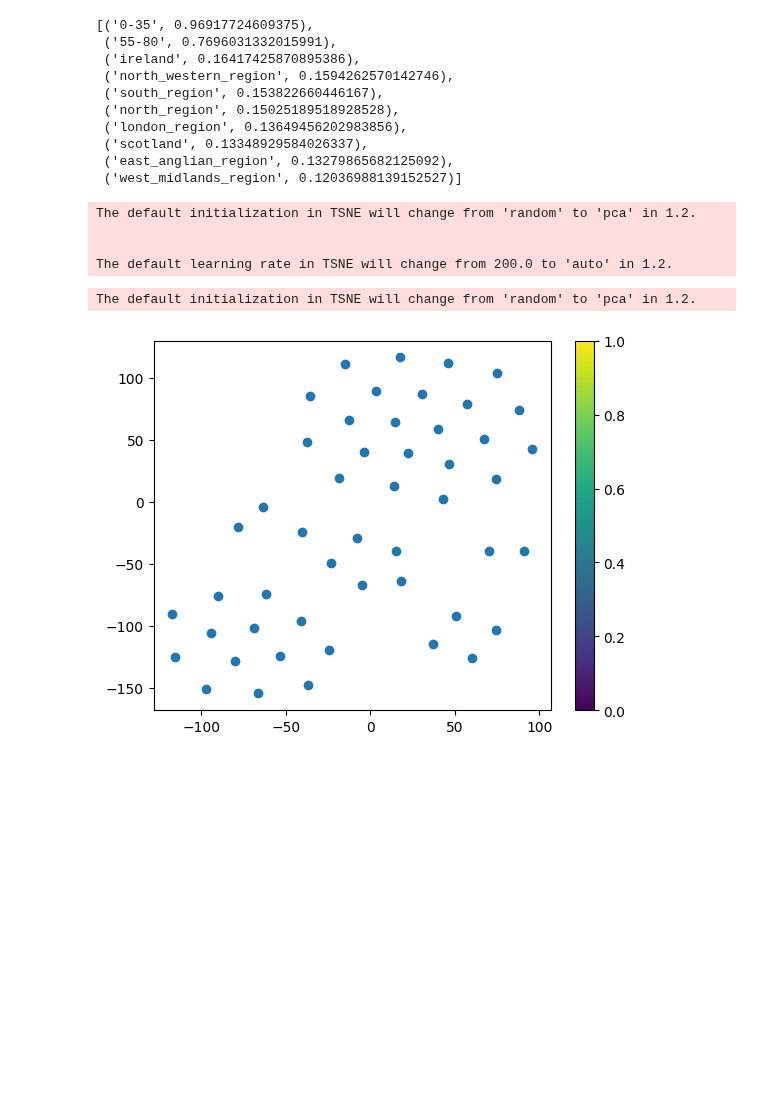
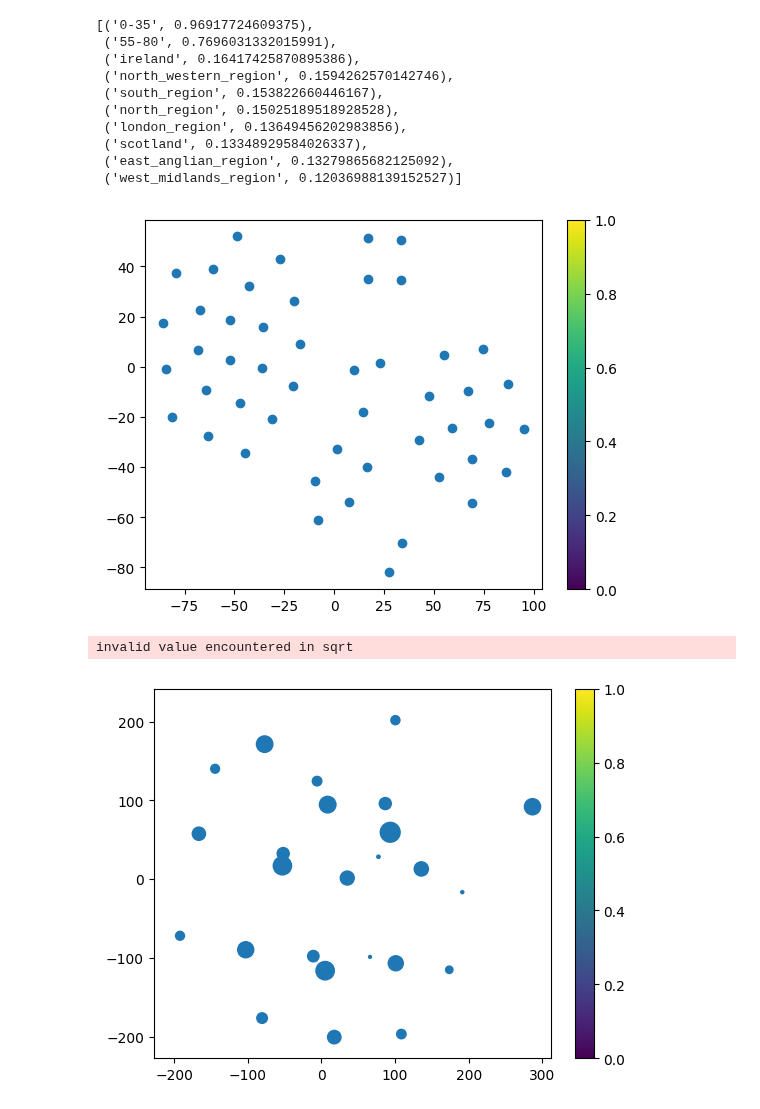
Before and after one commit to ayyildizb17/graduationProject, a Jupyter notebook: main.ipynb, the cells around one changed output. Cells and saved outputs as stored; diff of their text form; code cells hidden in the pictures; blank space fills up the shorter version.

Commit message:
3d visualization added

```diff
--- a/main.ipynb
+++ b/main.ipynb
@@ -129,13 +115,26 @@ def reduce_dimensions(model):
     num_components = 2 # number of dimensions to keep after compression
     # extract vocabulary from model and vectors in order to associate them in t
     vectors = np.asarray(model.wv.vectors)
-    labels = np.asarray(model.wv.index2word)
+    labels = np.asarray(model.wv.index_to_key)
     # apply TSNE
     tsne = TSNE(n_components=num_components, random_state=0)
     vectors = tsne.fit_transform(vectors)
     x_vals = [v[0] for v in vectors]
     y_vals = [v[1] for v in vectors]
     return x_vals, y_vals, labels
+
+def reduce_dimensions3D(model):
+    num_components = 3 # number of dimensions to keep after compression
+    # extract vocabulary from model and vectors in order to associate them in t
+    vectors = np.asarray(model.wv.vectors)
+    labels = np.asarray(model.wv.index_to_key)
+    # apply TSNE
+    tsne = TSNE(n_components=num_components, random_state=0)
+    vectors = tsne.fit_transform(vectors)
+    x_vals = [v[0] for v in vectors]
+    y_vals = [v[1] for v in vectors]
+    z_vals = [v[2] for v in vectors]
+    return x_vals, y_vals,z_vals, labels
 
 def plot_embeddings(x_vals, y_vals, labels):
     import plotly.graph_objs as go
@@ -148,42 +147,68 @@ def plot_embeddings(x_vals, y_vals, labels):
 
 x_vals, y_vals, labels = reduce_dimensions(model)
 plot = plot_embeddings(x_vals, y_vals, labels)
+
+def plot_embeddings3D(x_vals, y_vals,z_vals, labels):
+    import plotly.graph_objs as go
+    fig = go.Figure()
+    trace = go.Scatter3d(x=x_vals, y=y_vals, z=z_vals, mode='markers', text=labels)
+    fig.add_trace(trace)
+    fig.update_layout(title="Word2Vec - Visualizzazione embedding con TSNE 3D")
+    fig.show()
+    return fig
+
+x_vals, y_vals,z_vals, labels = reduce_dimensions3D(model)
+plot = plot_embeddings3D(x_vals, y_vals,z_vals, labels)
-# %% [output]
-The default initialization in TSNE will change from 'random' to 'pca' in 1.2.
-
-
-The default learning rate in TSNE will change from 200.0 to 'auto' in 1.2.
 # %%
 from sklearn.manifold import TSNE
 
 def run_tsne(data, num_dimensions=2, perplexity=30.0, learning_rate=200.0, num_iterations=1000):
+    # Create t-SNE object
+    tsne = TSNE(n_components=num_dimensions, perplexity=perplexity, learning_rate=learning_rate, n_iter=num_iterations)
+
+    # Run t-SNE on the data
+    embedded_data = tsne.fit_transform(data)
+
+    return embedded_data
+
+
+def run_tsne3D(data, num_dimensions=3, perplexity=30.0, learning_rate=200.0, num_iterations=1000):
     # Create t-SNE object
     tsne = TSNE(n_components=num_dimensions, perplexity=perplexity, learning_rate=learning_rate, n_iter=num_iterations)
 
     # Run t-SNE on the data
     embedded_data = tsne.fit_transform(data)
 
     return embedded_data
 import matplotlib.pyplot as plt
 
 def plot_tsne(embedded_data):
     # Create a scatter plot of the embedded data
     plt.scatter(embedded_data[:, 0], embedded_data[:, 1])
     plt.colorbar()
     plt.show()
 
+def plot_tsne3D(embedded_data):
+    # Create a scatter plot of the embedded data
+    plt.scatter(embedded_data[:, 0], embedded_data[:, 1], embedded_data[:, 2])
+    plt.colorbar()
+    plt.show()
+
 # Example usage
 import numpy as np
 
 # Generate random data
 data = np.asarray(model.wv.vectors)
 
 # Run t-SNE
 embedded_data = run_tsne(data)
+embedded_data3D = run_tsne3D(data)
 
 # Print the embedded data
 
 plot_tsne(embedded_data)
+plot_tsne3D(embedded_data3D)
 # %% [output]
+[figure, new version]
-The default initialization in TSNE will change from 'random' to 'pca' in 1.2.
+invalid value encountered in sqrt
-[figure, old version]
+[figure, added]
```
Also changed, not shown: parts of 2 cells of this notebook, 4 other files.
